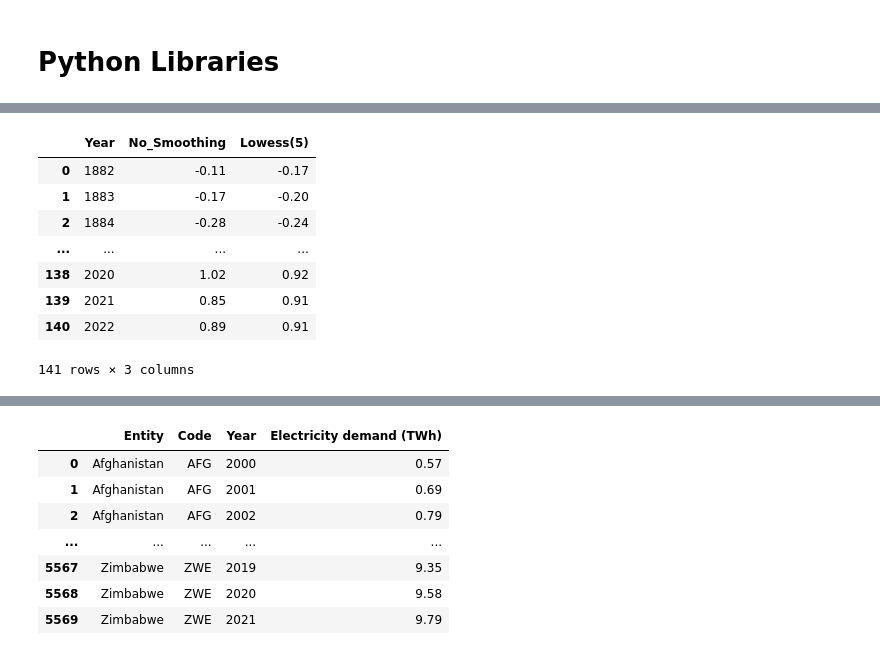
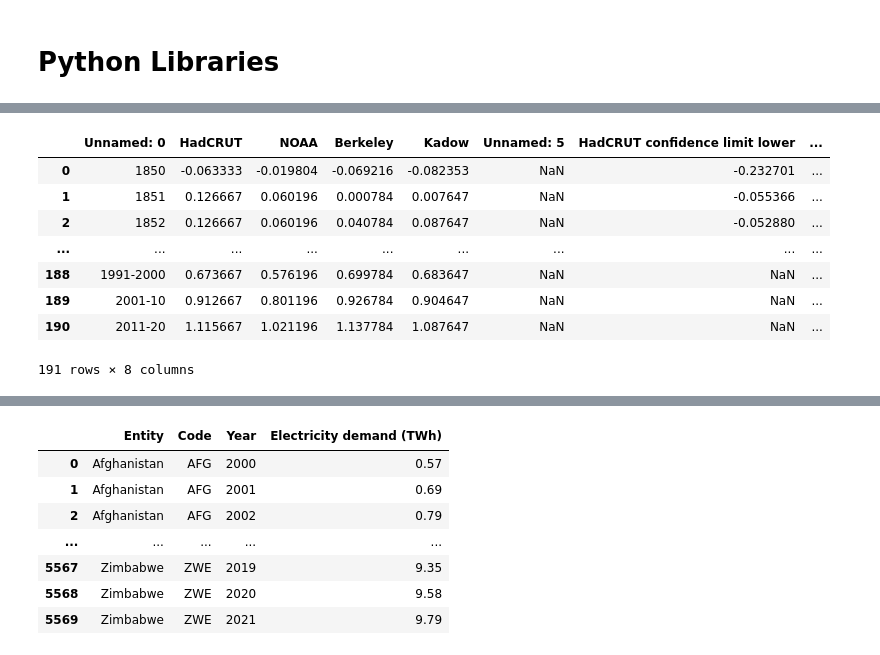
Before and after one commit to FunkyTable/Energy_Production_Time_Series_Projection, a Jupyter notebook: student.ipynb, the cells around one changed output, grey strips where cells are left out. Saved outputs shown, nothing was run; the diff lists cells and outputs as text; code cells hidden in the pictures.

```diff
--- a/student.ipynb
+++ b/student.ipynb
@@ -232,17 +239,16 @@ pd.set_option("display.max_columns", None)
 # %%
 pd.set_option("display.max_rows", 6)
 df_temp_raw = pd.read_csv(
-    "Data/graph.txt", sep = "\s+", header = 5,
-    names = ['Year', 'No_Smoothing', 'Lowess(5)'],
+    "Data/Figure_2_11c-lower_panel.csv",
     encoding='ANSI')
 df_temp_raw
 # %% [output]
-|  | Year | No_Smoothing | Lowess(5) |
-| 0 | 1882 | -0.11 | -0.17 |
-| 1 | 1883 | -0.17 | -0.20 |
-| 2 | 1884 | -0.28 | -0.24 |
-| ... | ... | ... | ... |
-| 138 | 2020 | 1.02 | 0.92 |
-| 139 | 2021 | 0.85 | 0.91 |
-| 140 | 2022 | 0.89 | 0.91 |
+|  | Unnamed: 0 | HadCRUT | NOAA | Berkeley | Kadow | Unnamed: 5 | HadCRUT confidence limit lower | ... |
+| 0 | 1850 | -0.063333 | -0.019804 | -0.069216 | -0.082353 | NaN | -0.232701 | ... |
+| 1 | 1851 | 0.126667 | 0.060196 | 0.000784 | 0.007647 | NaN | -0.055366 | ... |
+| 2 | 1852 | 0.126667 | 0.060196 | 0.040784 | 0.087647 | NaN | -0.052880 | ... |
+| ... | ... | ... | ... | ... | ... | ... | ... | ... |
+| 188 | 1991-2000 | 0.673667 | 0.576196 | 0.699784 | 0.683647 | NaN | NaN | ... |
+| 189 | 2001-10 | 0.912667 | 0.801196 | 0.926784 | 0.904647 | NaN | NaN | ... |
+| 190 | 2011-20 | 1.115667 | 1.021196 | 1.137784 | 1.087647 | NaN | NaN | ... |
-141 rows × 3 columns
+191 rows × 8 columns
```
Also changed, not shown: parts of 37 cells of this notebook, 1 other file.
